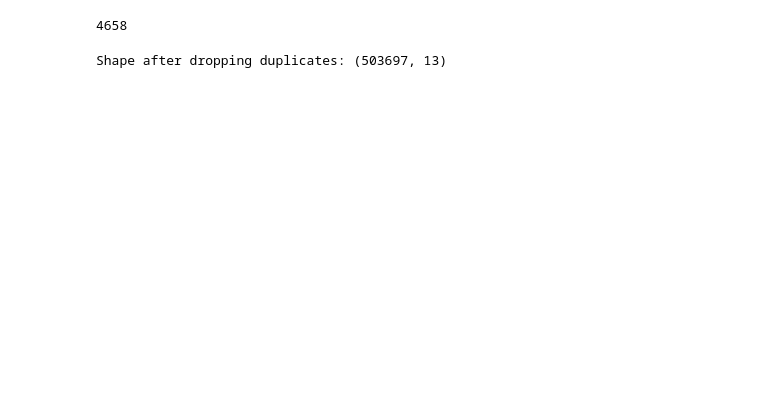
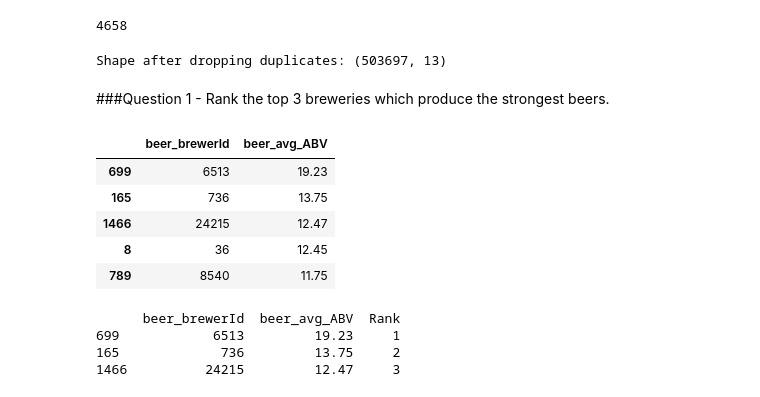
Before and after one commit to mdabushad/Beer-Data-Analysis, a Jupyter notebook: Beer_Data_Analysis.ipynb, the cells around one changed output. Cells and saved outputs as stored; diff of their text form; code cells hidden in the pictures; blank space fills up the shorter version.

```diff
--- a/Beer_Data_Analysis.ipynb
+++ b/Beer_Data_Analysis.ipynb
@@ -127,0 +126,29 @@ df.groupby()
+# %% [markdown]
+###Question 1 - Rank the top 3 breweries which produce the strongest beers.
+# %%
+# Calculate the average "beer_ABV" for each "beer_brewerId" group
+df_avg_beer_ABV = df.groupby(by="beer_brewerId")["beer_ABV"].mean().round(2).reset_index()
+
+# Sort the DataFrame in descending order based on "beer_ABV"
+df_avg_beer_ABV = df_avg_beer_ABV.sort_values(by="beer_ABV", ascending=False)
+
+# Rename the "beer_ABV" column to "beer_avg_ABV"
+df_avg_beer_ABV = df_avg_beer_ABV.rename(columns={"beer_ABV": "beer_avg_ABV"})
+
+# Display the first few rows of the DataFrame
+df_avg_beer_ABV.head()
+# %% [output]
+|  | beer_brewerId | beer_avg_ABV |
+| 699 | 6513 | 19.23 |
+| 165 | 736 | 13.75 |
+| 1466 | 24215 | 12.47 |
+| 8 | 36 | 12.45 |
+| 789 | 8540 | 11.75 |
+# %%
+df_avg_beer_ABV['Rank'] = df_avg_beer_ABV["beer_avg_ABV"].rank(method='dense', ascending = False).astype('int')
+print(df_avg_beer_ABV[df_avg_beer_ABV['Rank'] <= 3])
+# %% [output]
+      beer_brewerId  beer_avg_ABV  Rank
+699            6513         19.23     1
+165             736         13.75     2
+1466          24215         12.47     3
```
Also changed, not shown: parts of 3 cells of this notebook.
